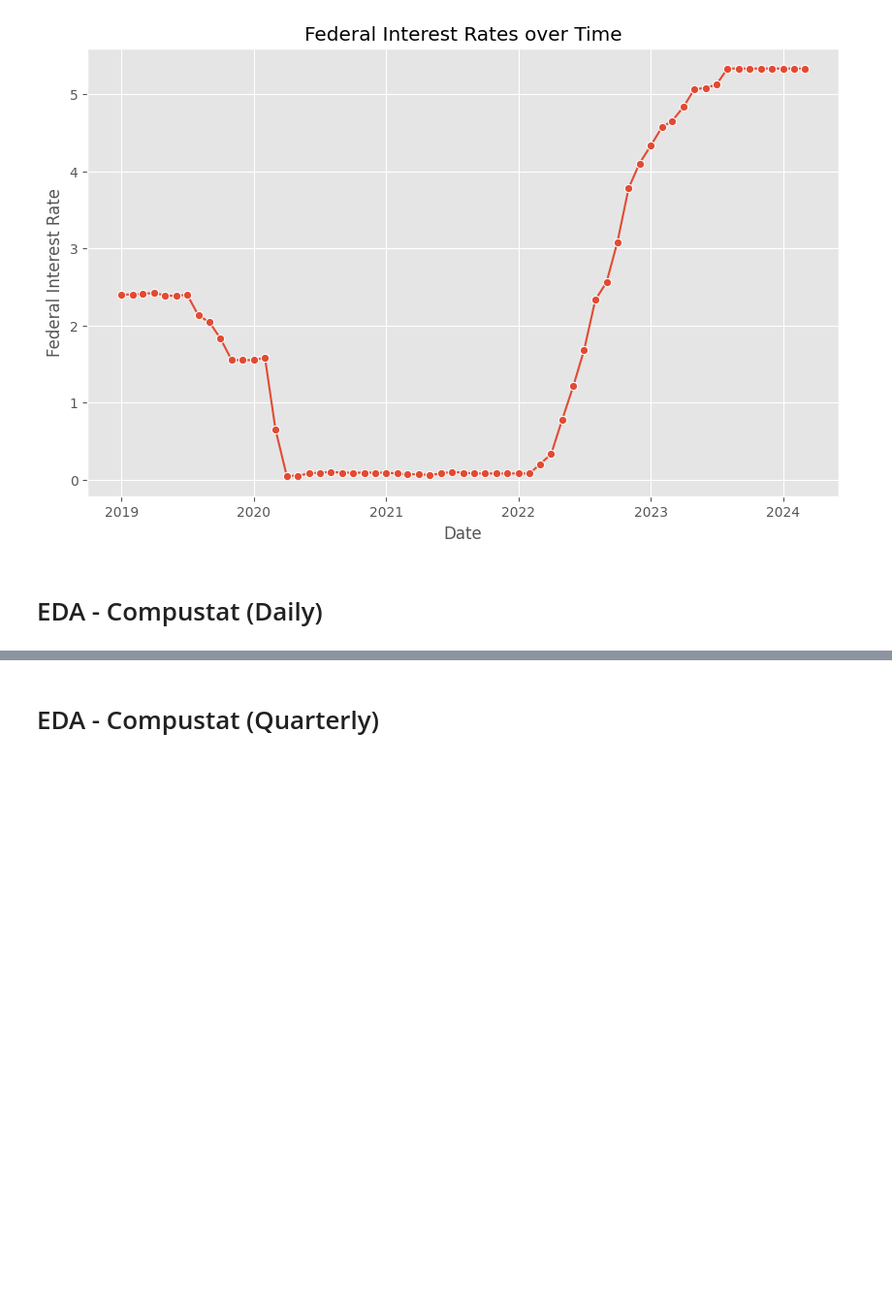
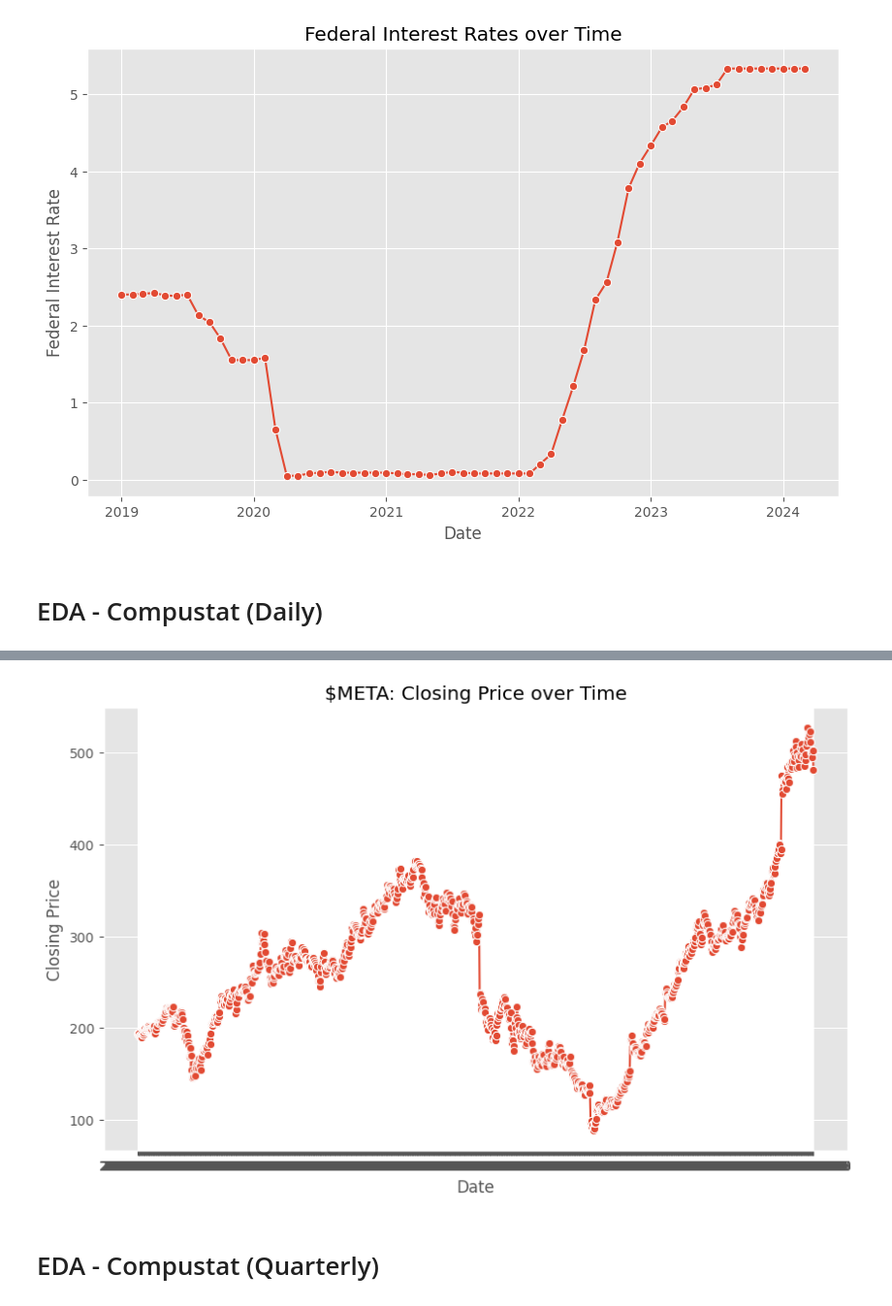
Before and after one commit to inveniam-viam/layoffs-impact, a Jupyter notebook: Analysis.ipynb, the cells around one changed output, grey strips where cells are left out. Shown: that part at 97% size. Saved outputs shown, nothing was run; the diff lists cells and outputs as text; code cells hidden in the pictures; blank space fills up the shorter version.

```diff
--- a/Analysis.ipynb
+++ b/Analysis.ipynb
@@ -305,3 +305,7 @@ plt.show()
 # EDA - Compustat (Daily)
 # %%
 # Pull in columns from Assignment 1 and 2
+# %%
+# plotting stock price change (closing price) over time
+
+funda_daily_price = funda_daily[['datadate','conm', 'tic', 'prcod', 'prcld', 'prchd', 'prccd']]
@@ -307,0 +319,2 @@ plt.show()
+# %%
+funda_daily_meta = funda_daily_price[funda_daily_price['tic'] == "META"].reset_index(drop = True)
@@ -308,3 +337,14 @@ plt.show()
+# %%
+# Plotting Closing Price of Meta Stock over Time
+plt.figure(figsize=(10, 6))
+sns.lineplot(x='datadate', y='prccd', data=funda_daily_meta, marker='o')
+plt.title('$META: Closing Price over Time')
+plt.xlabel('Date')
+plt.ylabel('Closing Price')
+plt.grid(True)
+plt.show()
+# %% [output]
+[figure, added]
 # %% [markdown]
 # EDA - Compustat (Quarterly)
 # %%
```
Also changed, not shown: parts of 2 cells of this notebook.
